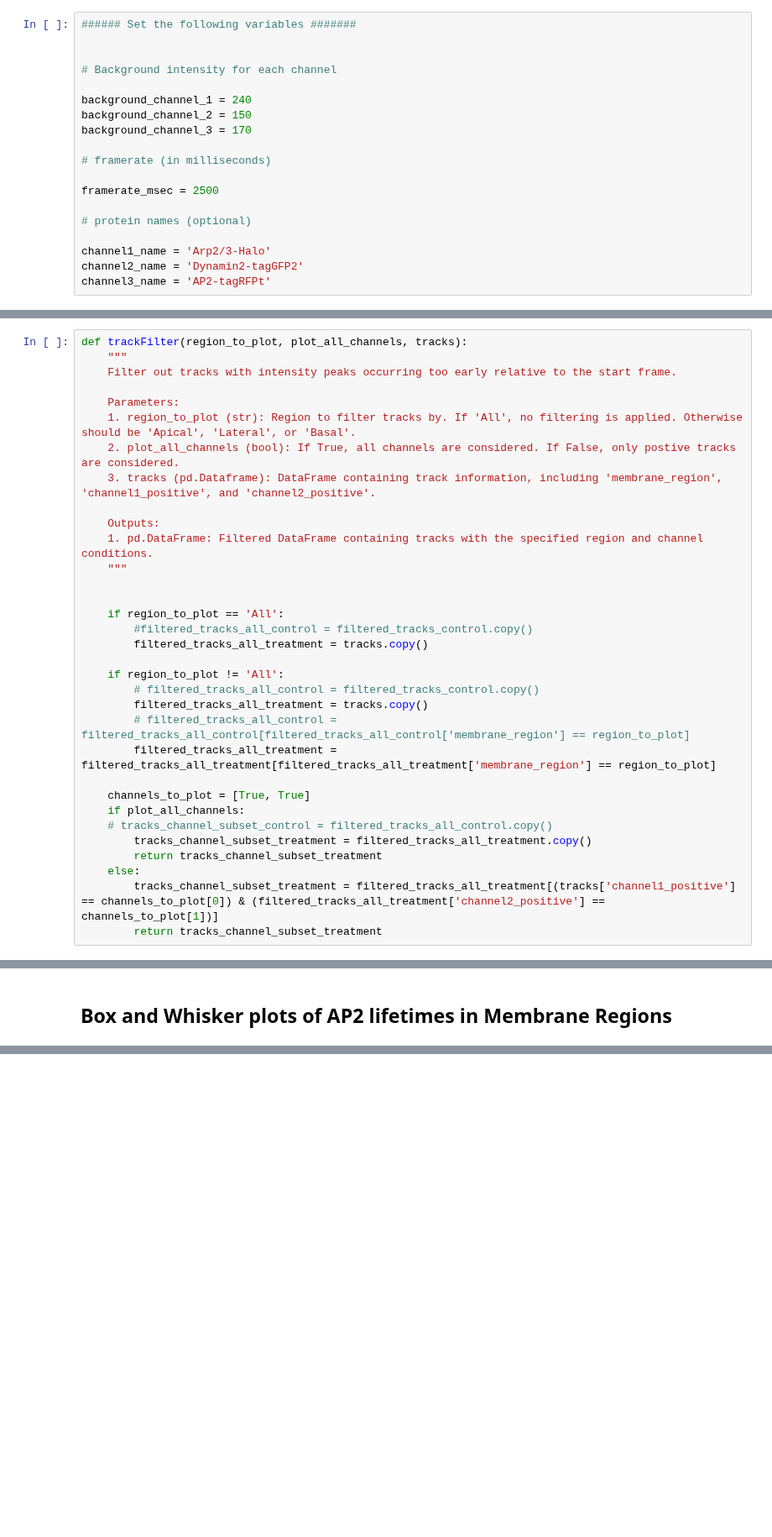
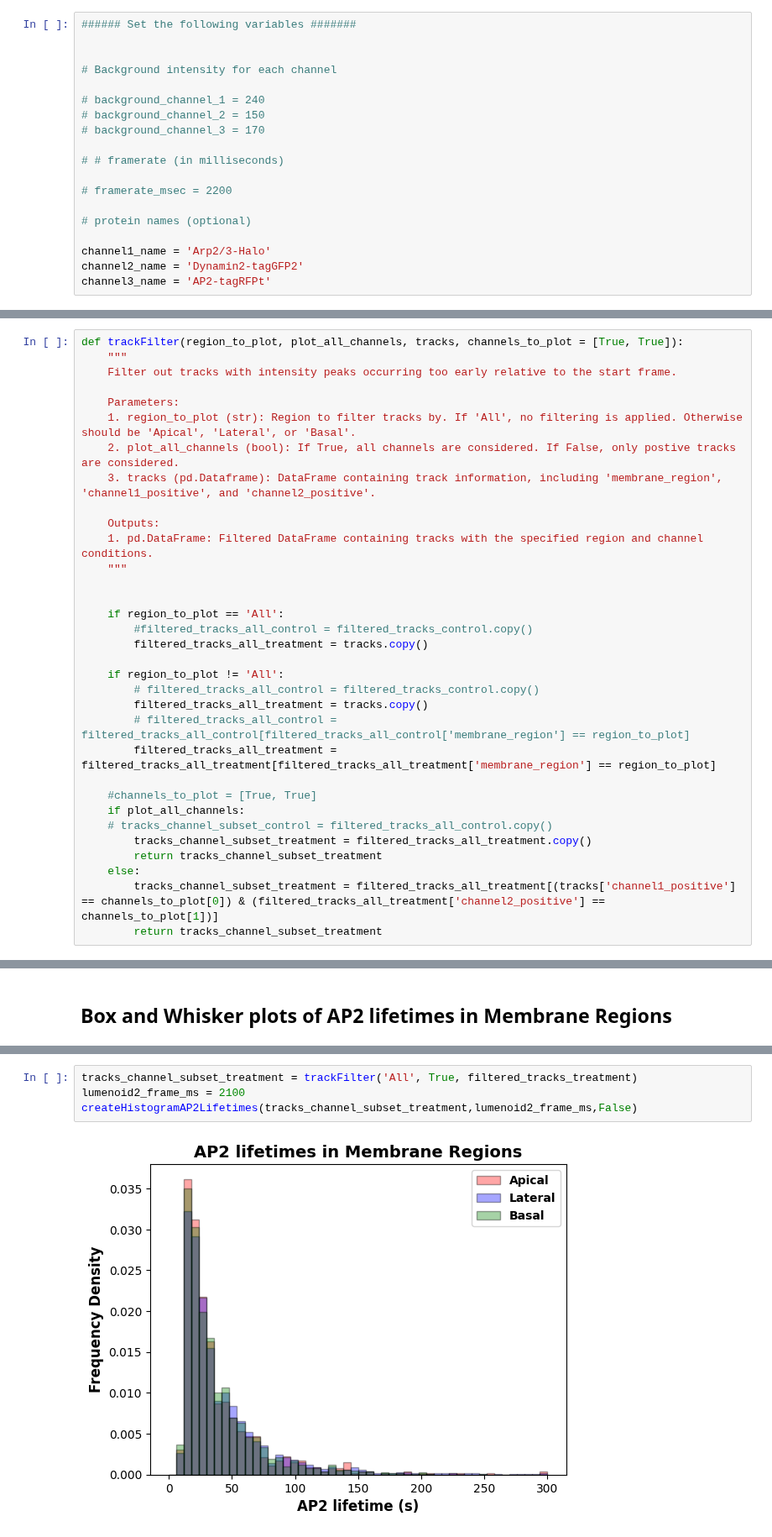
Before and after one commit to MatsulabUW/LLSM-CME-ANALYSIS, a Jupyter notebook: Final/Jupyter_Notebooks/matlab_interface/segmented_endocytosis_plots.ipynb, the cells around one changed output, grey strips where cells are left out. Shown at 84% size. Cells and saved outputs as stored; diff of their text form; blank space fills up the shorter version.

```diff
--- a/Final/Jupyter_Notebooks/matlab_interface/segmented_endocytosis_plots.ipynb
+++ b/Final/Jupyter_Notebooks/matlab_interface/segmented_endocytosis_plots.ipynb
@@ -43,13 +43,13 @@ filtered_tracks_treatment = pd.read_pickle(os.path.join(base_dir, input_file_dir
 
 # Background intensity for each channel
 
-background_channel_1 = 240
-background_channel_2 = 150
-background_channel_3 = 170
+# background_channel_1 = 240
+# background_channel_2 = 150
+# background_channel_3 = 170
 
-# framerate (in milliseconds)
+# # framerate (in milliseconds)
 
-framerate_msec = 2500
+# framerate_msec = 2200
 
 # protein names (optional)
 
@@ -81,7 +81,7 @@ label3 = 'Basal'
 # range of track lengths to plot in each cohort, in frames
 custom_length_ranges = [[5, 10], [11,15], [16, 20], [21, 25], [26, 30], [31, 40], [41,90]]
 # %%
-def trackFilter(region_to_plot, plot_all_channels, tracks):
+def trackFilter(region_to_plot, plot_all_channels, tracks, channels_to_plot = [True, True]):
     """
     Filter out tracks with intensity peaks occurring too early relative to the start frame.
 
@@ -105,7 +105,7 @@ def trackFilter(region_to_plot, plot_all_channels, tracks):
         # filtered_tracks_all_control = filtered_tracks_all_control[filtered_tracks_all_control['membrane_region'] == region_to_plot]
         filtered_tracks_all_treatment = filtered_tracks_all_treatment[filtered_tracks_all_treatment['membrane_region'] == region_to_plot]
 
-    channels_to_plot = [True, True]
+    #channels_to_plot = [True, True]
     if plot_all_channels:
     # tracks_channel_subset_control = filtered_tracks_all_control.copy()
         tracks_channel_subset_treatment = filtered_tracks_all_treatment.copy()
@@ -222,0 +293,6 @@ compareLumenoidsBoxPlot(boxplot_data_lumenoid2, compare_lumenoid_df, 'All', 'Lum
+# %%
+tracks_channel_subset_treatment = trackFilter('All', True, filtered_tracks_treatment)
+lumenoid2_frame_ms = 2100
+createHistogramAP2Lifetimes(tracks_channel_subset_treatment,lumenoid2_frame_ms,False)
+# %% [output]
+[figure, added]
```
Also changed, not shown: parts of 19 cells of this notebook.
